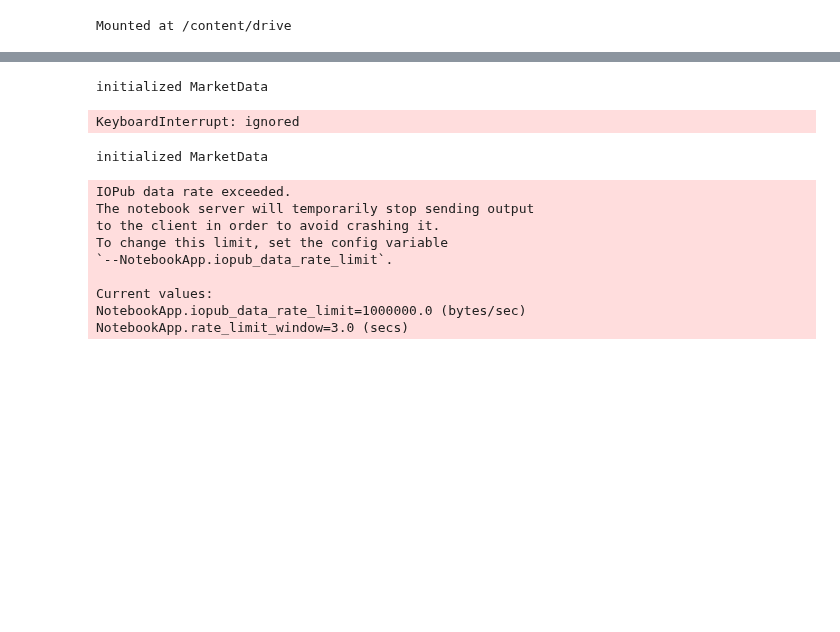
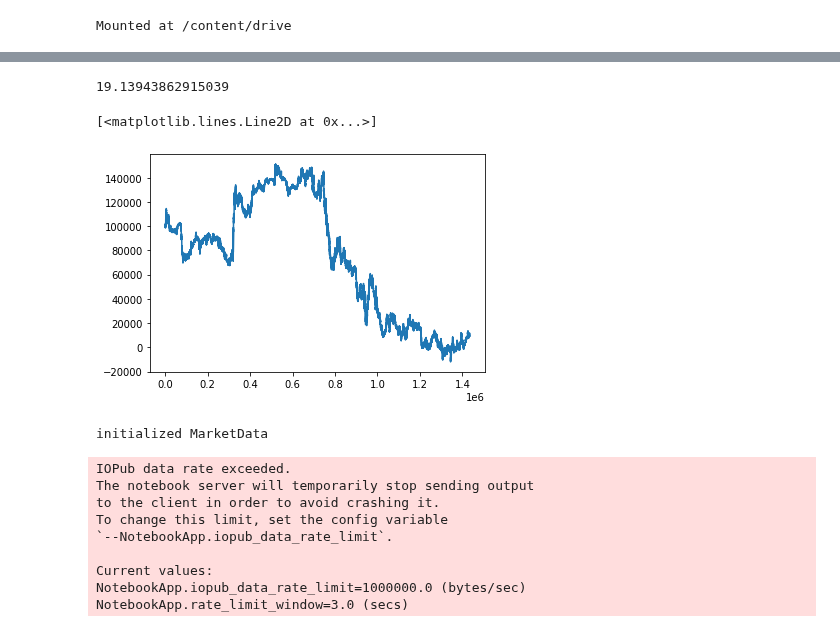
Before and after one commit to alunfes/1m-btc-data, a Jupyter notebook: LGBM_Vola_Rrgression.ipynb, the cells around one changed output, grey strips where cells are left out. Drawn from its saved outputs; the diff is of its cells as text; code cells hidden in the pictures; blank space fills up the shorter version.

```diff
--- a/LGBM_Vola_Rrgression.ipynb
+++ b/LGBM_Vola_Rrgression.ipynb
@@ -540,7 +540,7 @@ class Account:
         if self.holding_side == '': #new entry
             self.holding_side= side
             self.holding_price = price
-            self.holding_lot = size
+            self.holding_size = size
             self.holding_volume = size * price
             self.holding_entry_num = 1
             self.holding_i = i
@@ -549,7 +549,7 @@ class Account:
         elif self.holding_side != side: #opposite entry
             self.holding_side= side
             self.holding_price = price
-            self.holding_lot = size
+            self.holding_size = size
             self.holding_volume = size * price
             self.holding_i = i
             self.holding_period = 0
@@ -557,7 +557,7 @@ class Account:
         elif self.holding_side == side: #additonal entry
             self.holding_side= side
             self.holding_price = price
-            self.holding_lot = size
+            self.holding_size = size
             self.holding_volume = size * price
             self.holding_entry_num += 1
             self.holding_i = i
@@ -745,7 +745,7 @@ class Account:
                     if self.lc_ratio > 0:
                         lc_price = round( (1.0 - self.lc_ratio) * self.holding_price, 1)
                         if lc_price >= p:
-                            self.entry_order('limit', 'sell', self.holding_size, lc_price, i, 'lc exec order')
+                            self.entry_order('market', 'sell', self.holding_size, lc_price - self.slip_page, i, 'lc exec order')
                             self.process_execution(lc_price, self.order_serial_list[-1], i)
                             self.del_order(self.order_serial_list[-1], i)
                             self.initialize_order_data()
@@ -762,7 +762,7 @@ class Account:
                     if self.lc_ratio > 0:
                         lc_price = round((1.0 + self.lc_ratio) * self.holding_price, 1)
                         if lc_price <= p:
-                            self.entry_order('limit', 'buy', self.holding_size, lc_price, i, 'lc exec order')
+                            self.entry_order('market', 'buy', self.holding_size, lc_price + self.slip_page, i, 'lc exec order')
                             self.process_execution(lc_price, self.order_serial_list[-1], i)
                             self.del_order(self.order_serial_list[-1], i)
                             self.initialize_order_data()
@@ -842,8 +928,25 @@ class Strategy:
 # %%
 class Sim:
+    def lgbm_vola_simple(self, i, pred_ind, low_pred, high_pred, low_high_width_kijun, pt, lc):
+        ac = Account()
+        num_loop = len(MarketData.close)-from_ind - 1
+        for n in range(num_loop):
+            i = n + from_ind
+            actions = Strategy.lgbm_vola_simple(i, pred_ind, low_pred, high_pred, low_high_width_kijun, pt, lc)
+            for action in actions:
+                if action['action'] == 'entry':
+                    ac.entry_order(action['type'], action['side'], action['size'], action['price'], i, action['message'])
+            ac.move_to_next(i)
+            if len(ac.order_side) > 1:
+                print(ac.order_message)
+            if ac.holding_size >
+        ac.last_day(from_ind + num_loop)
+        return ac
+
+
     def test_random(self, from_ind, pt, lc, entry_frequency):
         ac = Account()
-        num_loop = len(MarketData.close)-1
+        num_loop = len(MarketData.close)-from_ind - 1
         for n in range(num_loop):
             i = n + from_ind
             actions = Strategy.test_random(i, ac, pt, lc, entry_frequency)
@@ -852,7 +955,12 @@ class Sim:
                     ac.entry_order(action['type'], action['side'], action['size'], action['price'], i, action['message'])
                 elif action['action'] == 'ptlc':
                     ac.entry_ptlc(action['pt'], action['lc'])
+                elif action['action'] == 'cancel all':
+                    ac.cancel_all_orders(i)
             ac.move_to_next(i)
+            if len(ac.order_side) > 1:
+                print(ac.order_message)
+            if ac.holding_size >
         ac.last_day(from_ind + num_loop)
         return ac
 # %%
@@ -1106,15 +1214,16 @@ def optQuickChange(test_x_opt, pred_opt, pt, lc):
 #df = optPTLC(test_x, pred)
 #df
 # %%
-MarketData.initialize(0.0, 1.0, 0, 30)
+#MarketData.initialize(0.0, 1.0, 0, 30)
 sim = Sim()
 start = time.time()
 ac = sim.test_random(0, 0.05, 0.01, 0.1)
 print(time.time() - start)
 plt.plot(ac.total_asset_log)
 # %% [output]
-initialized MarketData
+19.13943862915039
-KeyboardInterrupt: ignored
+[<matplotlib.lines.Line2D at 0x...>]
+[figure, added]
 # %%
 MarketData.initialize(0.8, 1.0, 0, 30)
 train_period = 40000
```
Also changed, not shown: parts of 5 cells of this notebook.
